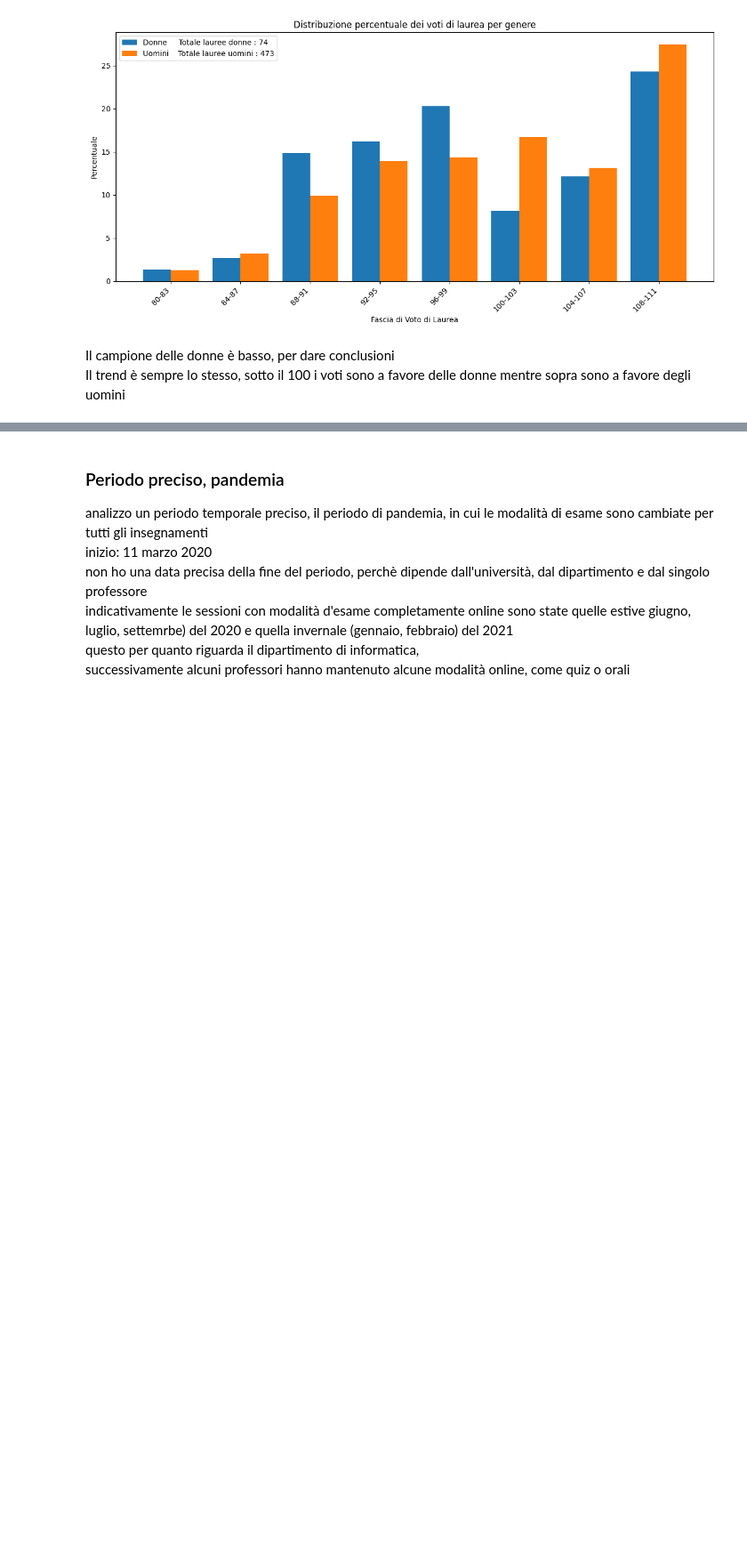
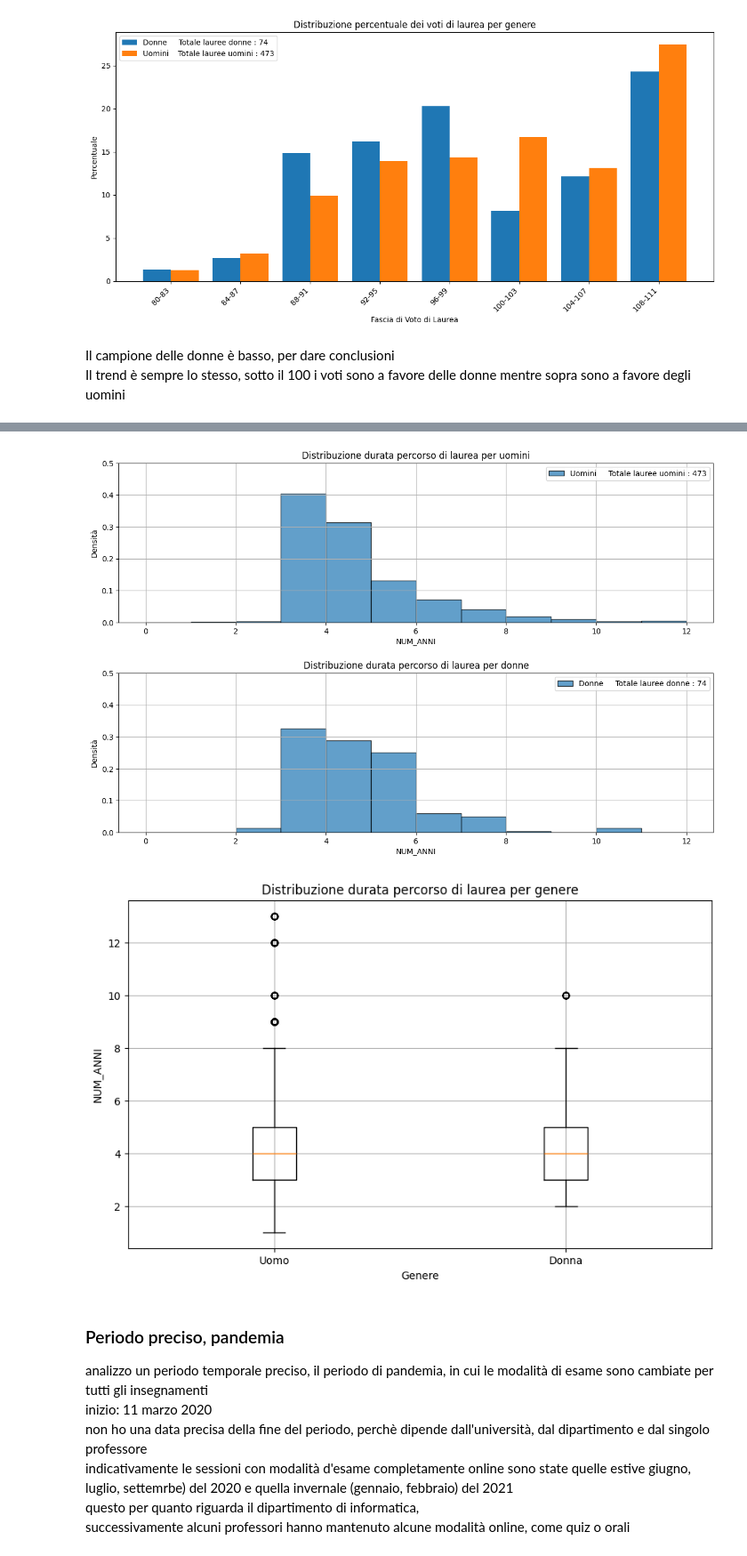
Before and after one commit to lallabelloni/Analisi-differenza-genere-Data-Science, a Jupyter notebook: progetto2.ipynb, the cells around one changed output, grey strips where cells are left out. Shown at 89% size. Saved outputs shown, nothing was run; the diff lists cells and outputs as text; code cells hidden in the pictures; blank space fills up the shorter version.

```diff
--- a/progetto2.ipynb
+++ b/progetto2.ipynb
@@ -525,3 +570,41 @@ Il trend è sempre lo stesso, sotto il 100 i voti sono a favore delle donne ment
+# %%
+pt_anni_lauree = pt_vecchi.dropna(subset=['ANNO_LAUREA', 'ANAC_INGRESSO']).copy()
+pt_anni_lauree['NUM_ANNI'] = pt_anni_lauree['ANNO_LAUREA'] - pt_anni_lauree['ANAC_INGRESSO']
+gruppo_genere = pt_anni_lauree.groupby('GENERE')
+
+plt.figure(figsize=(12, 8))
+
+plt.subplot(2, 1, 1)
+plt.hist(gruppo_genere.get_group('M')['NUM_ANNI'], bins=12, range=(0, 12), alpha=0.7, label=f'Uomini     Totale lauree uomini : {totale_lauree_uomini}', edgecolor='black', density=True)
+plt.title('Distribuzione durata percorso di laurea per uomini')
+plt.xlabel('NUM_ANNI')
+plt.ylabel('Densità')
+plt.ylim(0, 0.5)
+plt.legend()
+plt.grid(True)
+
+plt.subplot(2, 1, 2)
+plt.hist(gruppo_genere.get_group('F')['NUM_ANNI'], bins=12, range=(0, 12), alpha=0.7, label=f'Donne     Totale lauree donne : {totale_lauree_donne}', edgecolor='black', density=True)
+plt.title('Distribuzione durata percorso di laurea per donne')
+plt.xlabel('NUM_ANNI')
+plt.ylabel('Densità')
+plt.ylim(0, 0.5)
+plt.legend()
+plt.grid(True)
+
+plt.tight_layout(pad=2.0)
+plt.show()
+
+plt.figure(figsize=(10, 6))
+plt.boxplot([gruppo_genere.get_group('M')['NUM_ANNI'], gruppo_genere.get_group('F')['NUM_ANNI']], labels=['Uomo', 'Donna'])
+plt.title('Distribuzione durata percorso di laurea per genere')
+plt.xlabel('Genere')
+plt.ylabel('NUM_ANNI')
+plt.grid(True)
+plt.show()
+# %% [output]
+[figure, added]
+[figure, added]
 # %% [markdown]
 ### Periodo preciso, pandemia
 analizzo un periodo temporale preciso, il periodo di pandemia, in cui le modalità di esame sono cambiate per tutti gli insegnamenti <br>
```
Also changed, not shown: parts of 7 cells of this notebook.
